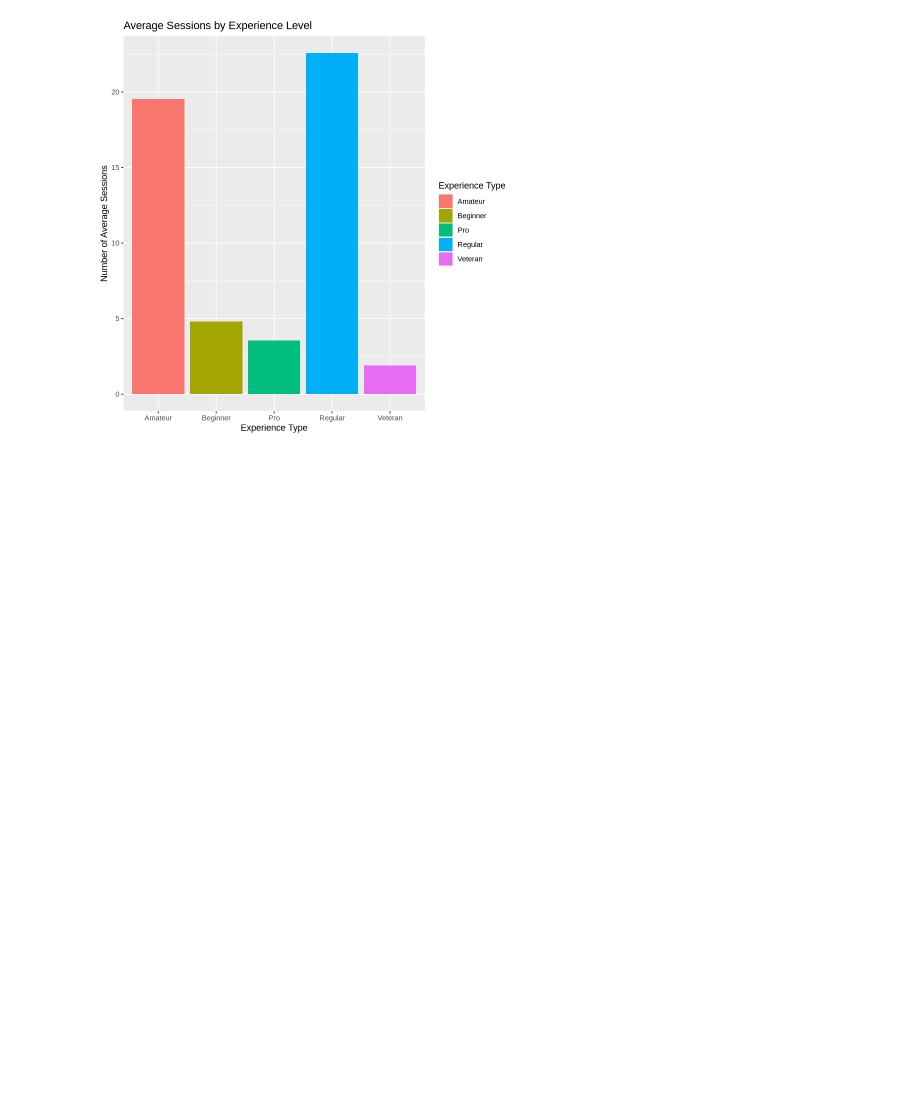
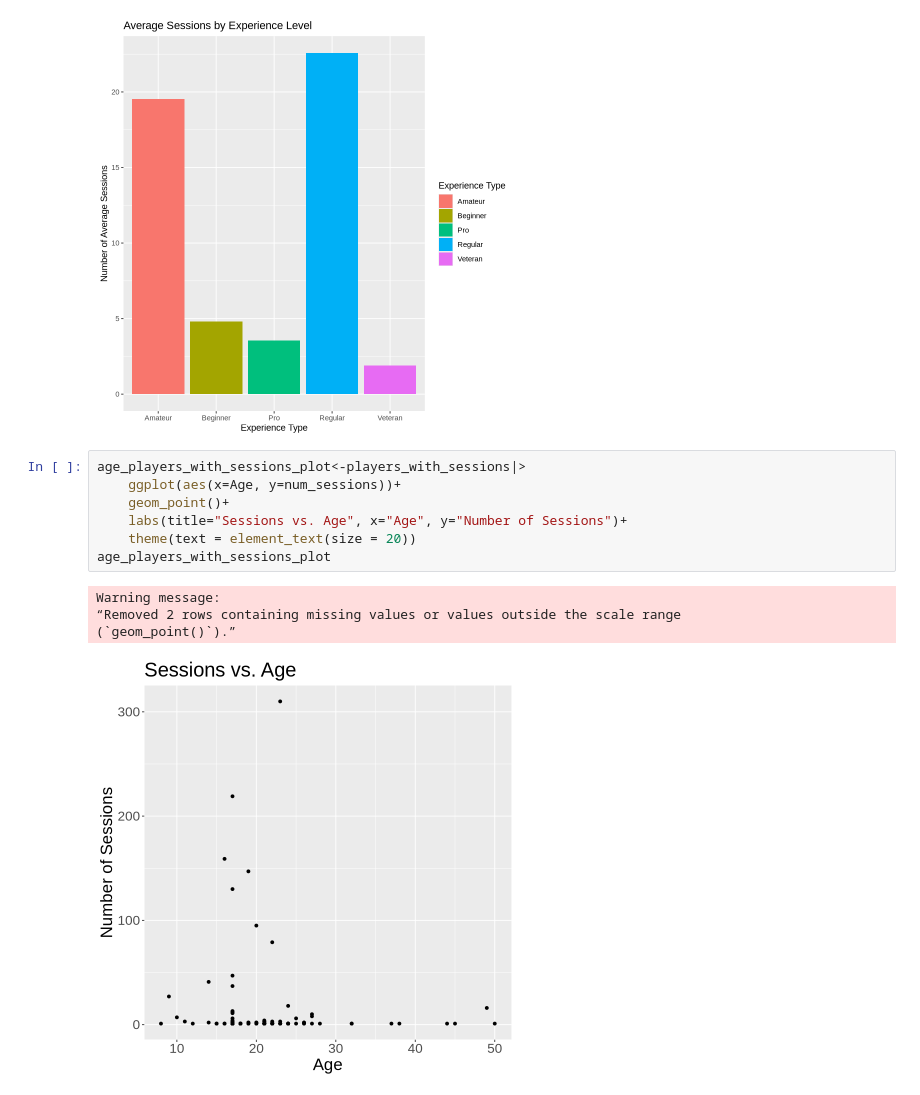
Before and after one commit to evangelinec/DSCI_final_project, a Jupyter notebook: final_project_work.ipynb, the cells around one changed output. Saved outputs shown, nothing was run; the diff lists cells and outputs as text; blank space fills up the shorter version.

Commit message:
compared number of sessions with age

```diff
--- a/final_project_work.ipynb
+++ b/final_project_work.ipynb
@@ -179,3 +161,15 @@ experience_players_with_sessions_plot<-experience_players_with_sessions|>
 experience_players_with_sessions_plot
 # %% [output]
 [figure]
+# %%
+age_players_with_sessions_plot<-players_with_sessions|>
+    ggplot(aes(x=Age, y=num_sessions))+
+    geom_point()+
+    labs(title="Sessions vs. Age", x="Age", y="Number of Sessions")+
+    theme(text = element_text(size = 20))
+age_players_with_sessions_plot
+# %% [output]
+Warning message:
+“Removed 2 rows containing missing values or values outside the scale range
+(`geom_point()`).”
+[figure, added]
```
Also changed, not shown: parts of 1 cell of this notebook.
